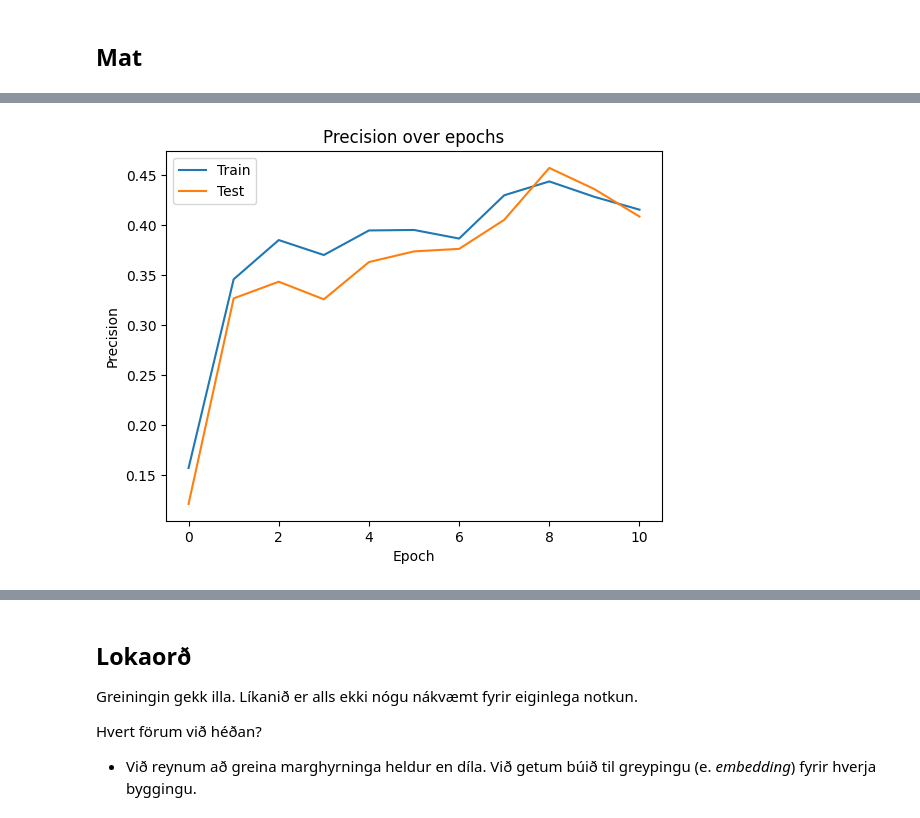
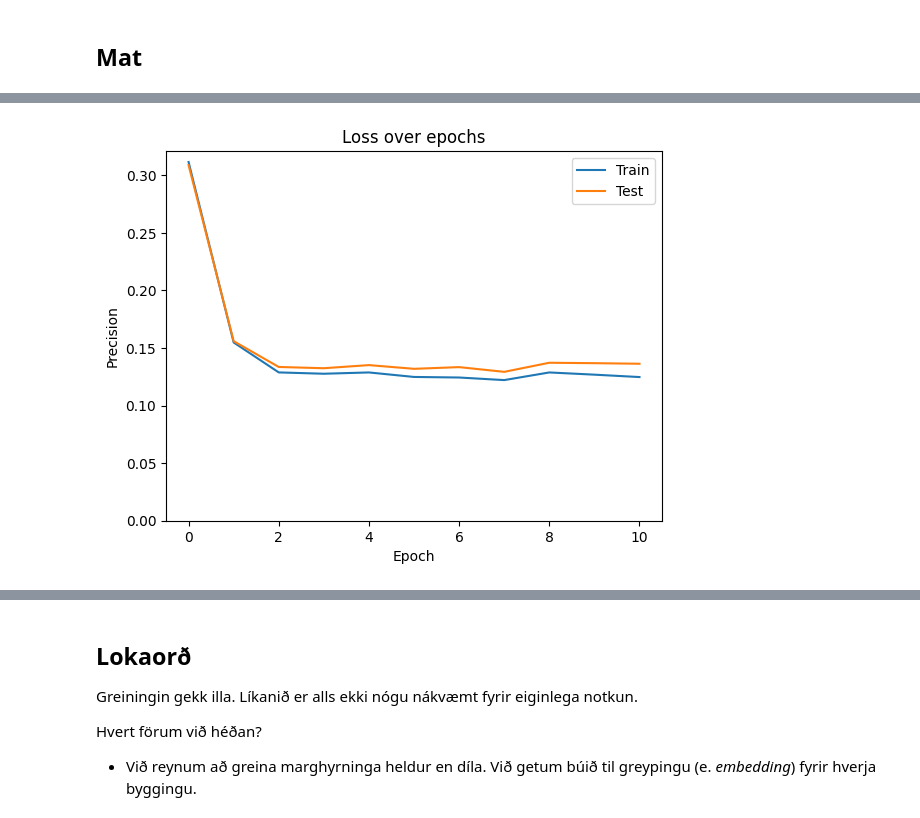
Before and after one commit to nholmesking/envalys-nathan, a Jupyter notebook: Nathan HK 2D-myndir.ipynb, the cells around one changed output, grey strips where cells are left out. Saved outputs shown, nothing was run; the diff lists cells and outputs as text; code cells hidden in the pictures.

```diff
--- a/Nathan HK 2D-myndir.ipynb
+++ b/Nathan HK 2D-myndir.ipynb
@@ -249,6 +249,10 @@ for n in range(len(hnitlisti)):
                     gtm.putpixel((i, j), (max(dilar[i,j][0] + 64, 255), dilar[i,j][1], dilar[i,j][2]))
     gtm.save(mappa + 'saman_' + hnit[0] + '_' + str(hnit[1]) + '_' + str(hnit[2]) + '.png')
     if hnit[0] != 'd':
-        y_gogn.append(torch.tensor(y_mynd, dtype=torch.float32).to(device))
+        y_ilat = np.zeros((1, 1, 8, 8))
+        for i in range(8):
+            for j in range(8):
+                y_ilat[0][0][i][j] = np.sum(y_mynd[0, 0, 128*i:128*(i+1), 128*j:128*(j+1)]) / 16384
+        y_gogn.append(torch.tensor(y_ilat, dtype=torch.float32).to(device))
 print(time.time() - byrjun)
 # %% [output]
@@ -275 +279,24 @@ Hérna er U-Net til að greina díla á gervitunglamyndum. Forritað með aðsto
+# %%
+def custom_loss_function(predictions, targets, alpha=1.0, beta=0.1, gamma=0.1):
+    mse_loss = F.mse_loss(predictions, targets)
+
+    # Total Variation Loss
+    tv_loss = torch.mean(torch.abs(predictions[:, :, 1:, :] - predictions[:, :, :-1, :])) + \
+              torch.mean(torch.abs(predictions[:, :, :, 1:] - predictions[:, :, :, :-1]))
+
+    # Edge-aware Loss using Sobel Filters
+    sobel_kernel_x = torch.tensor([[1, 0, -1],
+                                   [2, 0, -2],
+                                   [1, 0, -1]], dtype=torch.float32).unsqueeze(0).unsqueeze(0).to(device)
+    sobel_kernel_y = torch.tensor([[1, 2, 1],
+                                   [0, 0, 0],
+                                   [-1, -2, -1]], dtype=torch.float32).unsqueeze(0).unsqueeze(0).to(device)
+
+    grad_x = F.conv2d(predictions, sobel_kernel_x, padding=1)
+    grad_y = F.conv2d(predictions, sobel_kernel_y, padding=1)
+    edge_loss = torch.mean(torch.sqrt(grad_x ** 2 + grad_y ** 2))
+
+    # Combine the losses
+    loss = alpha * mse_loss + beta * tv_loss + gamma * edge_loss
+    return loss
 # %%
@@ -449,9 +440,12 @@ print(time.time() - byrjun)
 # %% [markdown]
 ## Mat
 # %%
-plt.plot(train_prs, label='Train')
-plt.plot(test_prs, label='Test')
-plt.title('Precision over epochs')
+print('Train loss:', train_loss[-1])
+print('Test loss:', test_loss[-1])
+plt.plot(train_loss, label='Train')
+plt.plot(test_loss, label='Test')
+plt.ylim(bottom=0)
+plt.title('Loss over epochs')
 plt.xlabel('Epoch')
 plt.ylabel('Precision')
 plt.legend()
@@ -460 +456 @@ plt.show()
-[figure, old version]
+[figure, new version]
```
Also changed, not shown: parts of 13 cells of this notebook.
